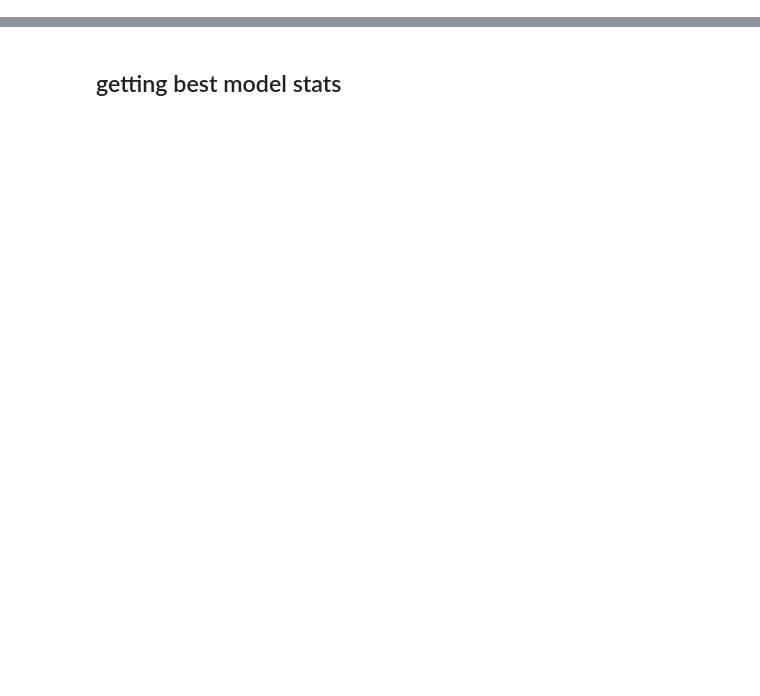
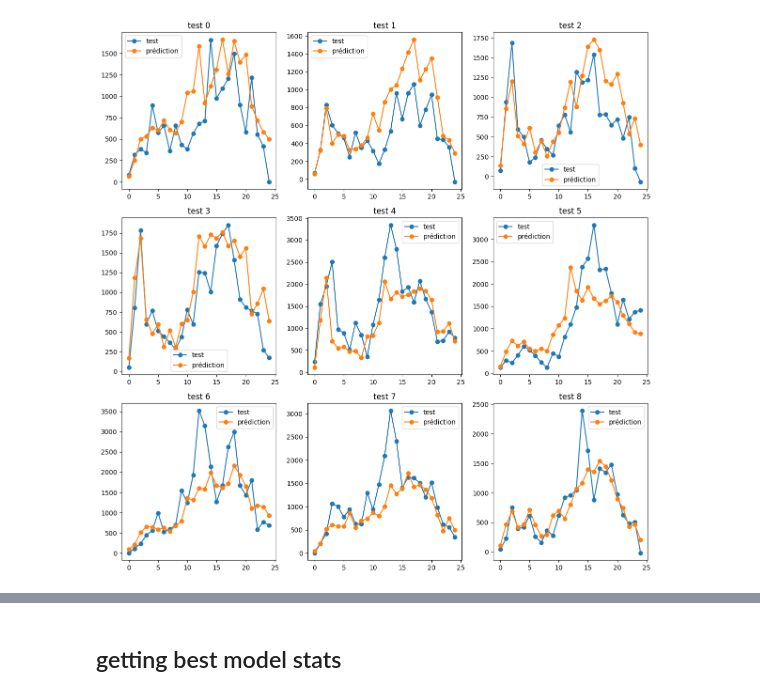
Before and after one commit to Last-Autumn-Leaf/dionysos, a Jupyter notebook: Comparaison.ipynb, the cells around one changed output, grey strips where cells are left out. Saved outputs shown, nothing was run; the diff lists cells and outputs as text; code cells hidden in the pictures; blank space fills up the shorter version.

```diff
--- a/Comparaison.ipynb
+++ b/Comparaison.ipynb
@@ -61,0 +128,13 @@ def getXY(data,input_sequence_length=14, output_sequence_length=7):
+# %%
+fig, axes = plt.subplots(3, 3, figsize=(12, 12))
+axes = axes.flatten()
+for i in range(9):
+    ax = axes[i]
+    ax.plot(Y_test[i],label=f'test', linestyle="-", marker="o")
+    ax.plot(y_pred[i],label=f'prédiction', linestyle="-", marker="o")
+    ax.set_title(f'test {i}')
+    ax.legend()
+plt.tight_layout()
+plt.show()
+# %% [output]
+[figure, added]
```
Also changed, not shown: parts of 17 cells of this notebook, 12 other files.
